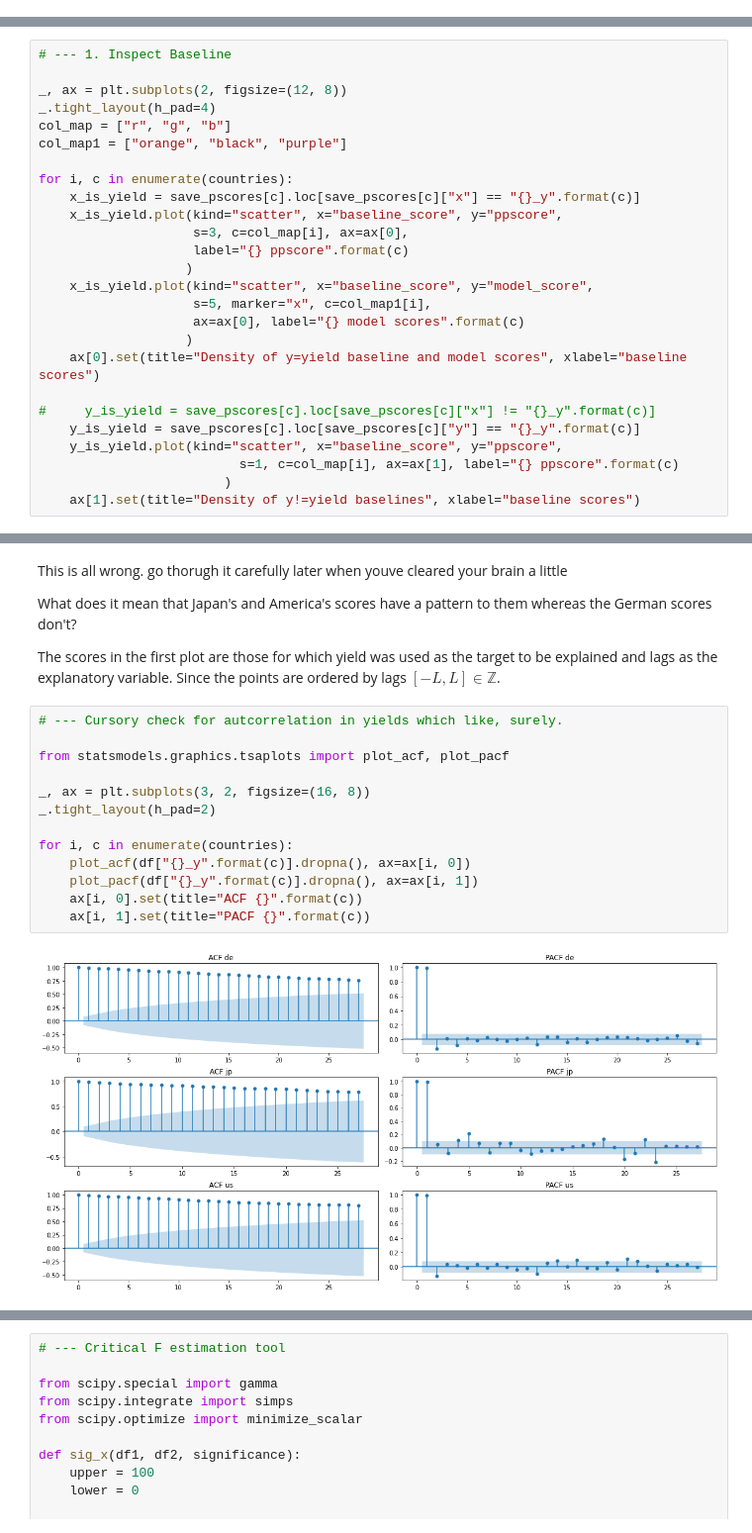
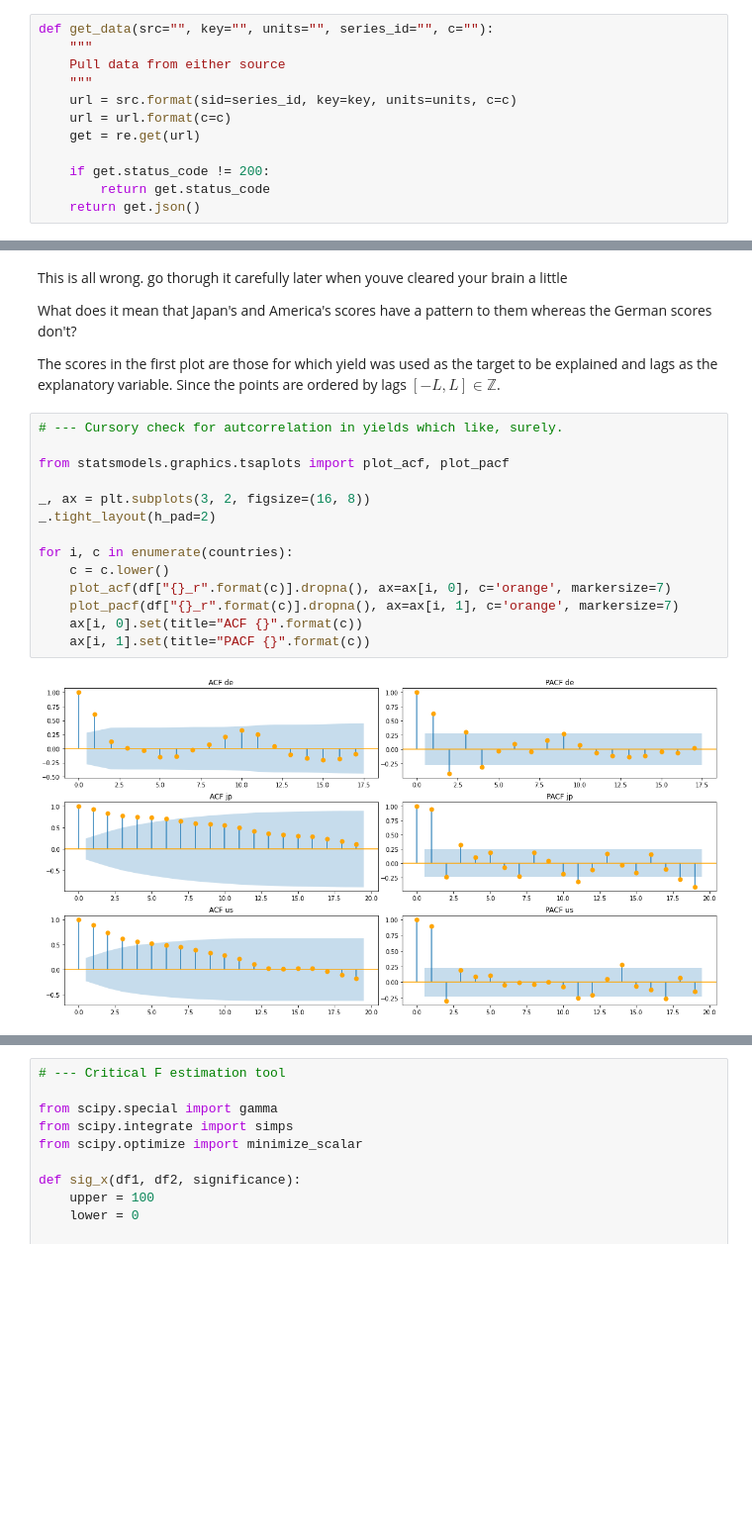
Before and after one commit to jthk1618/Causality, a Jupyter notebook: gdp_and_interest_rates.ipynb, the cells around one changed output, grey strips where cells are left out. Shown: that part at 99% size. Saved outputs shown, nothing was run; the diff lists cells and outputs as text; blank space fills up the shorter version.

```diff
--- a/gdp_and_interest_rates.ipynb
+++ b/gdp_and_interest_rates.ipynb
@@ -181,0 +112,12 @@ Due to sourcing downloadable data being really annoying and difficult, some of t
+# %%
+def get_data(src="", key="", units="", series_id="", c=""):
+    """
+    Pull data from either source
+    """
+    url = src.format(sid=series_id, key=key, units=units, c=c)
+    url = url.format(c=c)
+    get = re.get(url)
+
+    if get.status_code != 200:
+        return get.status_code
+    return get.json()
@@ -316,26 +407,0 @@ Given that we are playing with lags, given the way that the America plot looks,
-# %%
-# --- 1. Inspect Baseline
-
-_, ax = plt.subplots(2, figsize=(12, 8))
-_.tight_layout(h_pad=4)
-col_map = ["r", "g", "b"]
-col_map1 = ["orange", "black", "purple"]
-
-for i, c in enumerate(countries):
-    x_is_yield = save_pscores[c].loc[save_pscores[c]["x"] == "{}_y".format(c)]
-    x_is_yield.plot(kind="scatter", x="baseline_score", y="ppscore",
-                    s=3, c=col_map[i], ax=ax[0],
-                    label="{} ppscore".format(c)
-                   )
-    x_is_yield.plot(kind="scatter", x="baseline_score", y="model_score",
-                    s=5, marker="x", c=col_map1[i],
-                    ax=ax[0], label="{} model scores".format(c)
-                   )
-    ax[0].set(title="Density of y=yield baseline and model scores", xlabel="baseline scores")
-
-#     y_is_yield = save_pscores[c].loc[save_pscores[c]["x"] != "{}_y".format(c)]
-    y_is_yield = save_pscores[c].loc[save_pscores[c]["y"] == "{}_y".format(c)]
-    y_is_yield.plot(kind="scatter", x="baseline_score", y="ppscore",
-                          s=1, c=col_map[i], ax=ax[1], label="{} ppscore".format(c)
-                        )
-    ax[1].set(title="Density of y!=yield baselines", xlabel="baseline scores")
@@ -351,15 +415,16 @@ The scores in the first plot are those for which yield was used as the target to
 # %%
 # --- Cursory check for autcorrelation in yields which like, surely.
 
 from statsmodels.graphics.tsaplots import plot_acf, plot_pacf
 
 _, ax = plt.subplots(3, 2, figsize=(16, 8))
 _.tight_layout(h_pad=2)
 
 for i, c in enumerate(countries):
-    plot_acf(df["{}_y".format(c)].dropna(), ax=ax[i, 0])
-    plot_pacf(df["{}_y".format(c)].dropna(), ax=ax[i, 1])
+    c = c.lower()
+    plot_acf(df["{}_r".format(c)].dropna(), ax=ax[i, 0], c='orange', markersize=7)
+    plot_pacf(df["{}_r".format(c)].dropna(), ax=ax[i, 1], c='orange', markersize=7)
     ax[i, 0].set(title="ACF {}".format(c))
     ax[i, 1].set(title="PACF {}".format(c))
 # %% [output]
-[figure, old version]
+[figure, new version]
```
Also changed, not shown: parts of 32 cells of this notebook.
